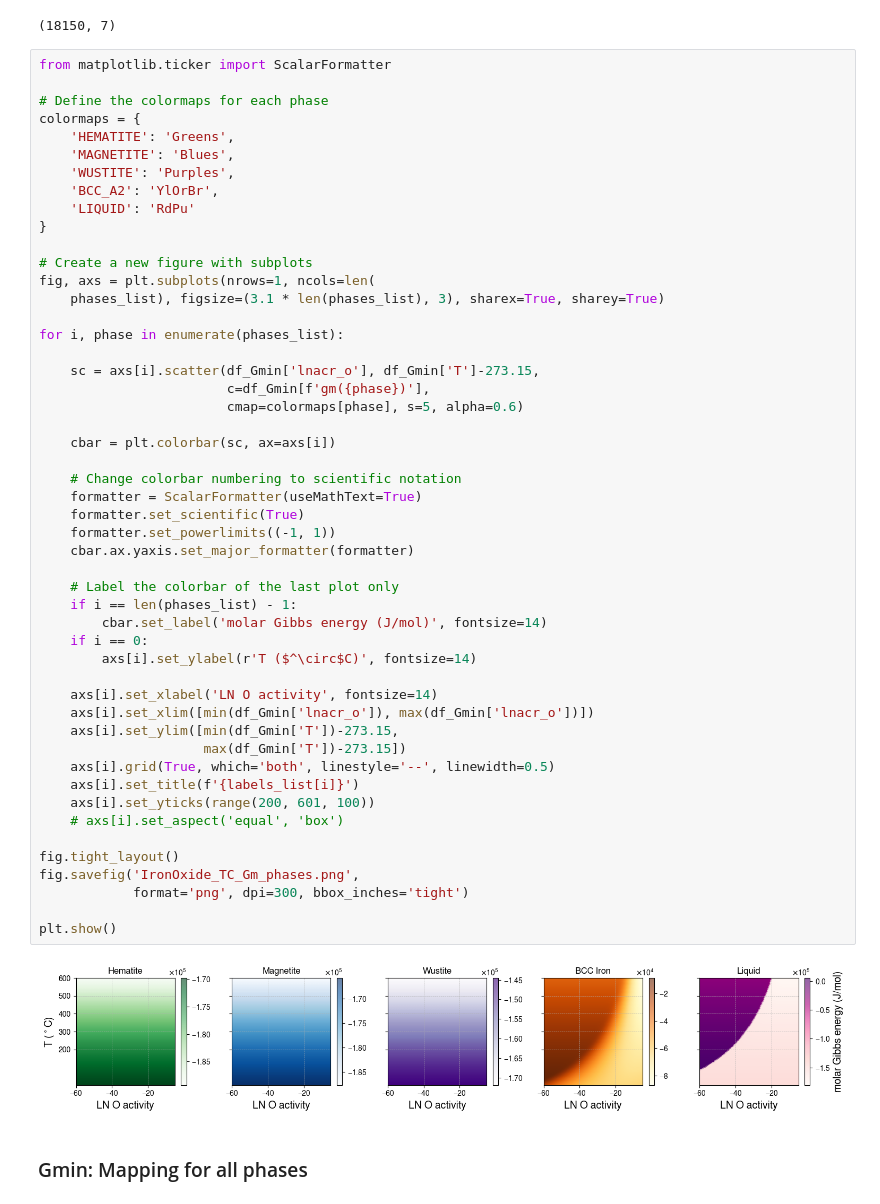
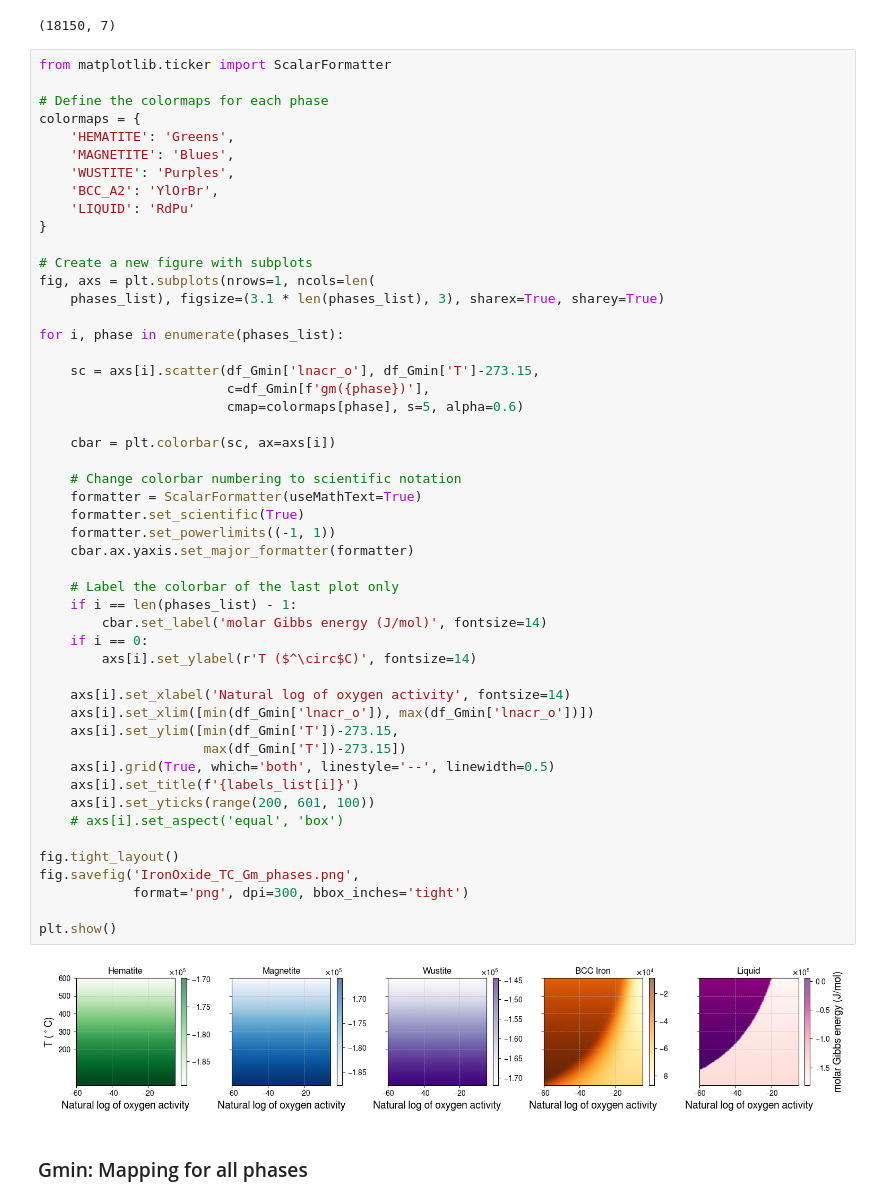
Before and after one commit to YXWU2014/IronOxide_TC, a Jupyter notebook: IronOxide_TC_calculations.ipynb, the cells around one changed output. Saved outputs shown, nothing was run; the diff lists cells and outputs as text.

Commit message:
update figures

```diff
--- a/IronOxide_TC_calculations.ipynb
+++ b/IronOxide_TC_calculations.ipynb
@@ -596,35 +596,35 @@ for i, phase in enumerate(phases_list):
                         cmap=colormaps[phase], s=5, alpha=0.6)
 
     cbar = plt.colorbar(sc, ax=axs[i])
 
     # Change colorbar numbering to scientific notation
     formatter = ScalarFormatter(useMathText=True)
     formatter.set_scientific(True)
     formatter.set_powerlimits((-1, 1))
     cbar.ax.yaxis.set_major_formatter(formatter)
 
     # Label the colorbar of the last plot only
     if i == len(phases_list) - 1:
         cbar.set_label('molar Gibbs energy (J/mol)', fontsize=14)
     if i == 0:
         axs[i].set_ylabel(r'T ($^\circ$C)', fontsize=14)
 
-    axs[i].set_xlabel('LN O activity', fontsize=14)
+    axs[i].set_xlabel('Natural log of oxygen activity', fontsize=14)
     axs[i].set_xlim([min(df_Gmin['lnacr_o']), max(df_Gmin['lnacr_o'])])
     axs[i].set_ylim([min(df_Gmin['T'])-273.15,
                      max(df_Gmin['T'])-273.15])
     axs[i].grid(True, which='both', linestyle='--', linewidth=0.5)
     axs[i].set_title(f'{labels_list[i]}')
     axs[i].set_yticks(range(200, 601, 100))
     # axs[i].set_aspect('equal', 'box')
 
 fig.tight_layout()
 fig.savefig('IronOxide_TC_Gm_phases.png',
             format='png', dpi=300, bbox_inches='tight')
 
 plt.show()
 # %% [output]
-[figure, old version]
+[figure, new version]
 # %% [markdown]
 ### Gmin: Mapping for all phases
 # %%
```
Also changed, not shown: parts of 5 cells of this notebook, 7 other files.
